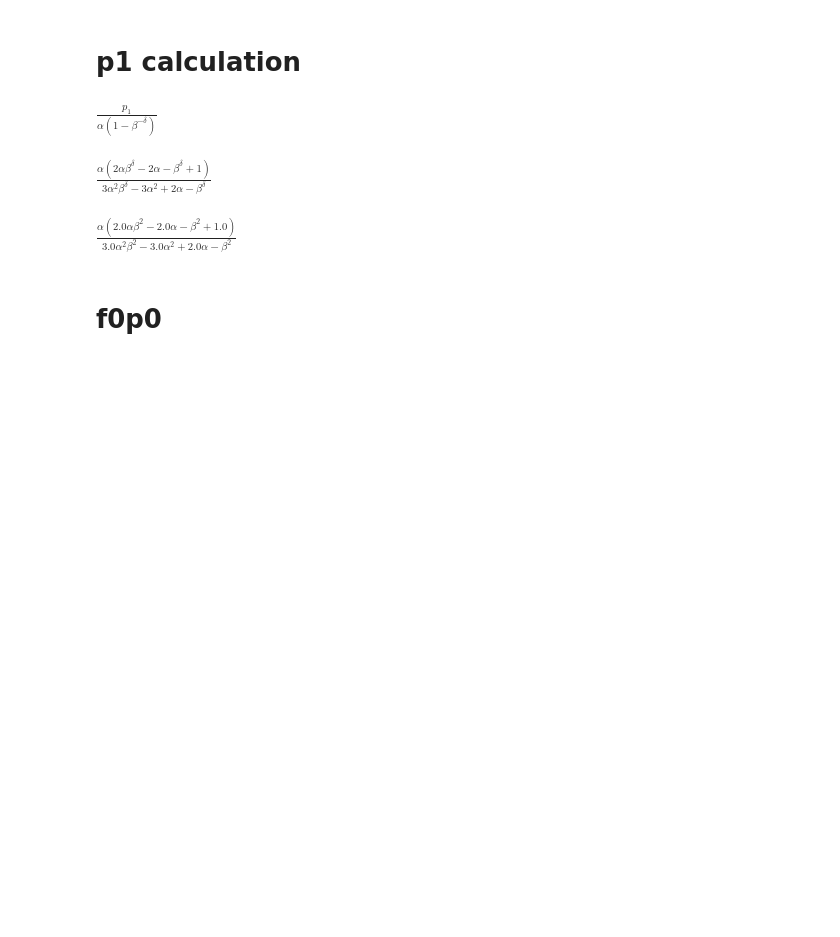
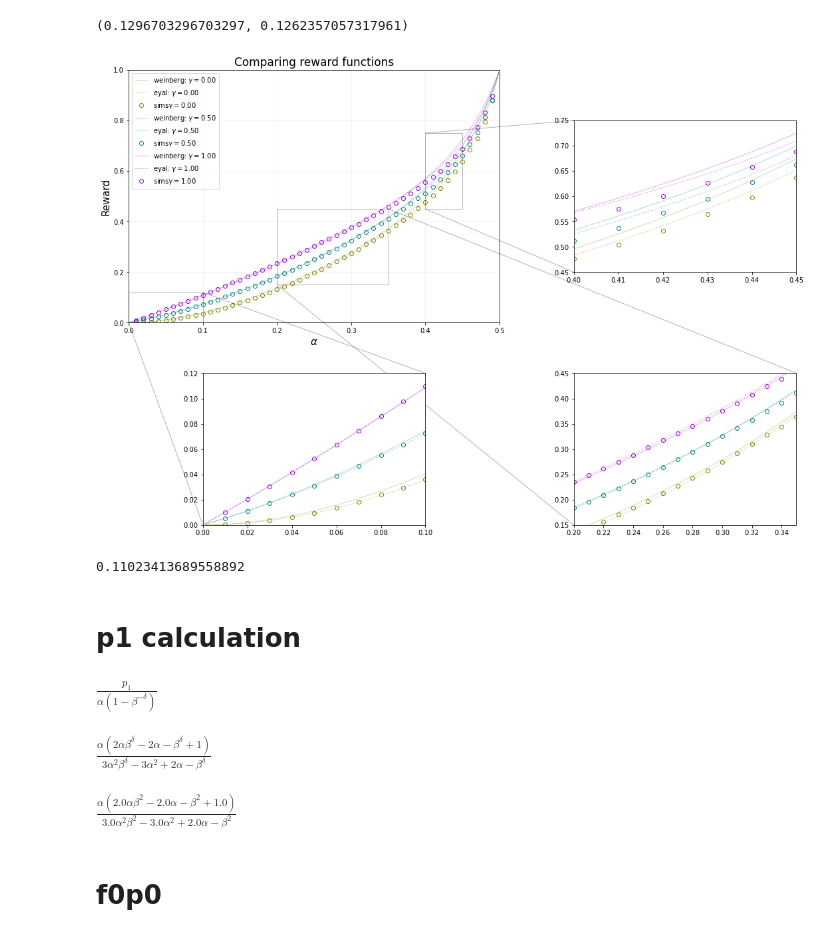
Before and after one commit to michaelneuder/opportunistic-mining, a Jupyter notebook: pareto.ipynb, the cells around one changed output. Cells and saved outputs as stored; diff of their text form; code cells hidden in the pictures; blank space fills up the shorter version.

```diff
--- a/pareto.ipynb
+++ b/pareto.ipynb
@@ -18,3 +86,65 @@ from sympy.printing.latex import print_latex
+# %%
+selfishReward(.2, gamma=0.), simSelfish(0.2, gamma=0.)
+# %% [output]
+(0.1296703296703297, 0.1262357057317961)
+# %%
+alphas = np.arange(0.001, 0.50, 0.001)
+wRes, eRes = [], []
+simRes = []
+for g in [0, 0.5, 1]:
+    wRes.append(selfishRewardCarlsten(alphas, g))
+    eRes.append(selfishRewardEyal(alphas, g))
+wRes = np.array(wRes)
+eRes = np.array(eRes)
+
+simRes = []
+simAlphas = np.arange(0.01, 0.5, 0.01)
+for g in [0, 0.5, 1]:
+    temp = []
+    for alpha in tqdm(simAlphas):
+        temp.append(selfishRewardSim(alpha, g))
+    simRes.append(temp)
+simRes = np.array(simRes)
+
+wRes.shape, eRes.shape, simRes.shape
+# %%
+f, ax = plt.subplots(figsize=(10,7))
+
+axins0 = ax.inset_axes([0.2, -0.8, 0.6, 0.6], xlim=(0., 0.1), ylim=(0., .12))
+axins1 = ax.inset_axes([1.2, 0.2, 0.6, 0.6], xlim=(0.4, 0.45), ylim=(0.45, 0.75))
+axins2 = ax.inset_axes([1.2, -0.8, 0.6, 0.6], xlim=(0.2, 0.35), ylim=(0.15, 0.45))
+ax.indicate_inset_zoom(axins0, edgecolor="black", label=None, alpha=0.3)
+ax.indicate_inset_zoom(axins1, edgecolor="black", label=None, alpha=0.3)
+ax.indicate_inset_zoom(axins2, edgecolor="black", label=None, alpha=0.3)
+
+
+colors = ['olive', 'teal', 'darkviolet']
+for i, g in enumerate([0, 0.5, 1]):
+    for a in [ax, axins0, axins1, axins2]:
+        a.plot(alphas, wRes[i], linewidth=1, color=colors[i], label=r'weinberg: $\gamma={:0.2f}$'.format(g),
+               alpha=0.3)
+        a.plot(alphas, eRes[i], linewidth=1, color=colors[i], label=r'eyal: $\gamma={:0.2f}$'.format(g),
+                linestyle='--', alpha=0.3)
+
+        a.plot(simAlphas, simRes[i], marker='o', fillstyle='none', linewidth=0,
+                label='sims$\gamma={:0.2f}$'.format(g), color=colors[i])
+ax.set_xlabel(r'$\alpha$', size=15)
+ax.set_ylabel(r'Reward', size=15)
+ax.set_title(r'Comparing reward functions', size=17)
+
+ax.set_xlim(0,0.5)
+ax.set_ylim(0,1)
+ax.grid(alpha=0.2)
+ax.legend(loc=2)
+# plt.savefig('out.png', dpi=400, bbox_inches='tight', facecolor='white')
+plt.show()
+# %% [output]
+[figure, added]
+# %%
+flip = np.random.uniform()
+flip
+# %% [output]
+0.11023413689558892
 # %% [markdown]
 # p1 calculation
 # %%
```
Also changed, not shown: parts of 4 cells of this notebook.
